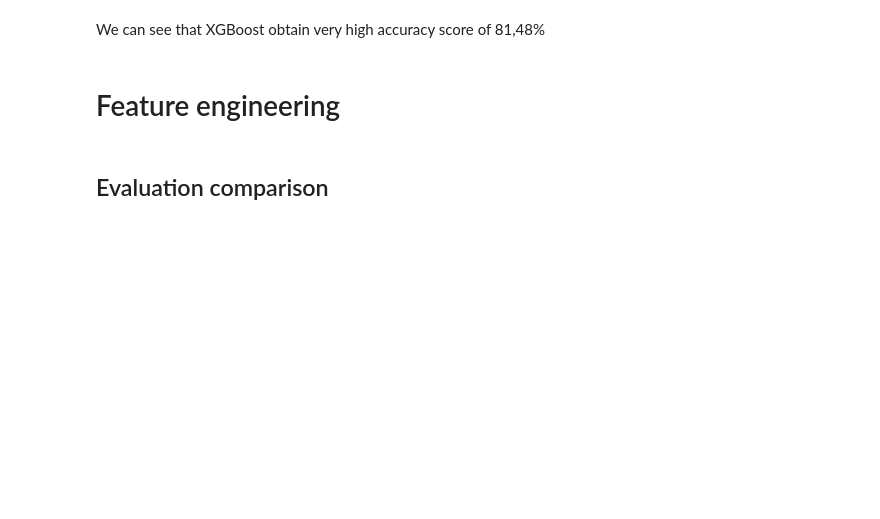
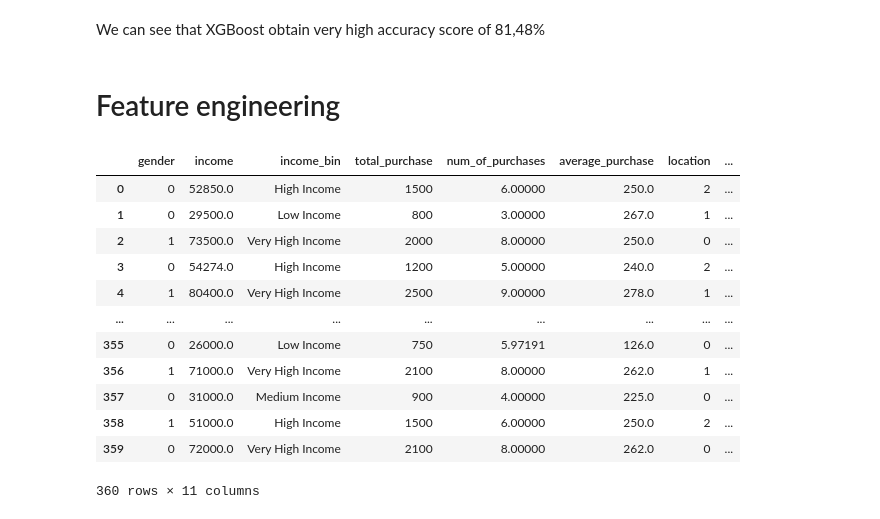
Before and after one commit to Ettiene-Koekemoer/Machine-Learning-382-Project2-Group_J, a Jupyter notebook: modeling.ipynb, the cells around one changed output. Cells and saved outputs as stored; diff of their text form; code cells hidden in the pictures; blank space fills up the shorter version.

```diff
--- a/modeling.ipynb
+++ b/modeling.ipynb
@@ -725,2 +654,0 @@ print(df)
-# %% [markdown]
-## Evaluation comparison
@@ -742,0 +655,30 @@ pd.DataFrame(
+# %%
+engineered_df = prepared_df
+
+# Bin income into brackets
+bins = [0, 30000, 50000, 70000, float('inf')]
+labels = ['Low Income', 'Medium Income', 'High Income', 'Very High Income']
+engineered_df['income_bin'] = pd.cut(engineered_df['income'], bins=bins, labels=labels, right=False)
+
+# Added average feature
+engineered_df['average_purchase'] = round(engineered_df['total_purchase'] / engineered_df['num_of_purchases'],0)
+
+engineered_df['income'] = round(engineered_df['income'],0)
+
+# Reorder columns
+engineered_df = engineered_df[['gender', 'income', 'income_bin', 'total_purchase', 'num_of_purchases', 'average_purchase', 'location', 'marital_status', 'education', 'subscription_plan', 'churn']]
+engineered_df
+# %% [output]
+|  | gender | income | income_bin | total_purchase | num_of_purchases | average_purchase | location | ... |
+| 0 | 0 | 52850.0 | High Income | 1500 | 6.00000 | 250.0 | 2 | ... |
+| 1 | 0 | 29500.0 | Low Income | 800 | 3.00000 | 267.0 | 1 | ... |
+| 2 | 1 | 73500.0 | Very High Income | 2000 | 8.00000 | 250.0 | 0 | ... |
+| 3 | 0 | 54274.0 | High Income | 1200 | 5.00000 | 240.0 | 2 | ... |
+| 4 | 1 | 80400.0 | Very High Income | 2500 | 9.00000 | 278.0 | 1 | ... |
+| ... | ... | ... | ... | ... | ... | ... | ... | ... |
+| 355 | 0 | 26000.0 | Low Income | 750 | 5.97191 | 126.0 | 0 | ... |
+| 356 | 1 | 71000.0 | Very High Income | 2100 | 8.00000 | 262.0 | 1 | ... |
+| 357 | 0 | 31000.0 | Medium Income | 900 | 4.00000 | 225.0 | 0 | ... |
+| 358 | 1 | 51000.0 | High Income | 1500 | 6.00000 | 250.0 | 2 | ... |
+| 359 | 0 | 72000.0 | Very High Income | 2100 | 8.00000 | 262.0 | 0 | ... |
+360 rows × 11 columns
```
Also changed, not shown: parts of 43 cells of this notebook.
